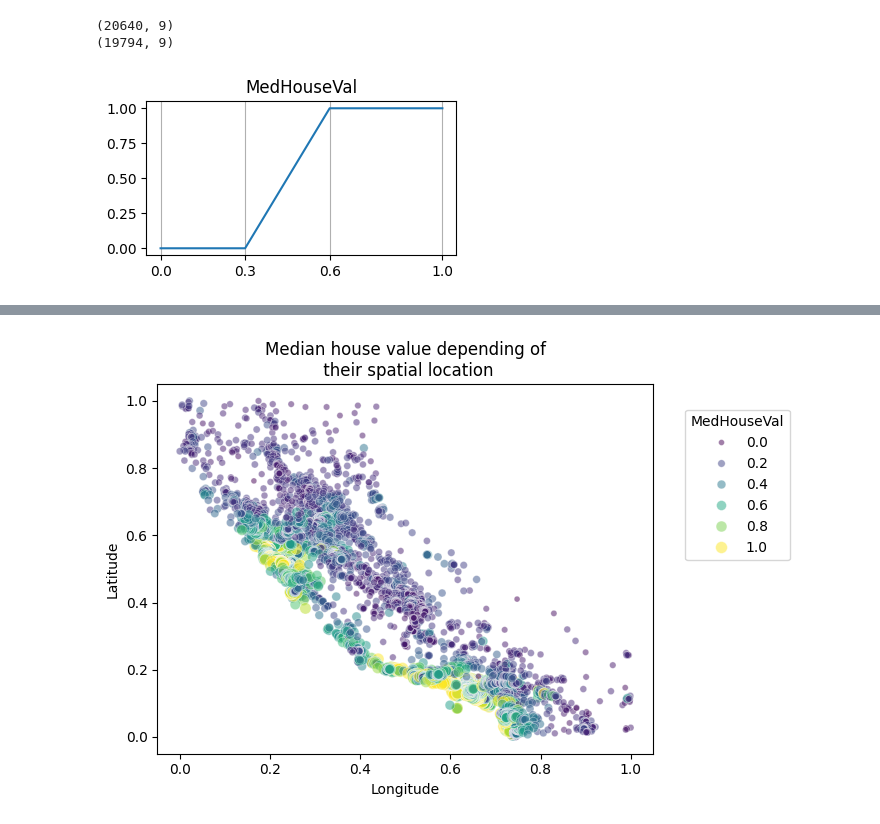
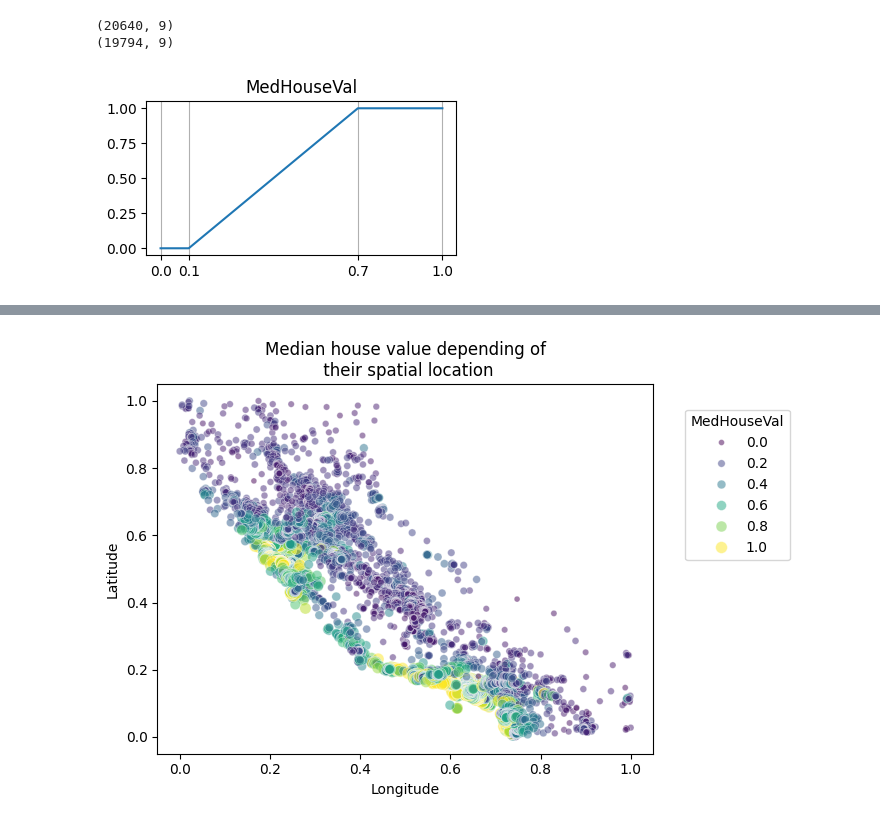
Before and after one commit to erikaminarikova/Ordinal_Sums, a Jupyter notebook: Example_7_ordinal_sums_california_housing_3classes.ipynb, the cells around one changed output, grey strips where cells are left out. Saved outputs shown, nothing was run; the diff lists cells and outputs as text; code cells hidden in the pictures.

```diff
--- a/Example_7_ordinal_sums_california_housing_3classes.ipynb
+++ b/Example_7_ordinal_sums_california_housing_3classes.ipynb
@@ -231,18 +231,18 @@ df_scaled['target'] = df_scaled.apply(lambda row: 1 if row['MedHouseVal']>0.6 el
 # Data priparation for graphical representation of fuzzy set high
 # y = df_scaled['target'].values
 # x = df_scaled['MedHouseVal'].values
-x =[0,0.2,0.3,0.5,0.6,1]
+x =[0,0.1,0.1,0.5,0.7,1]
 y=[0,0,0,0.667,1,1]
 # %%
 # Grafically represent fuzzy set high median house value
 plt.figure(figsize=(4,2))
-plt.xticks([0,0.3,0.6,1])
+plt.xticks([0,0.1,0.7,1])
 plt.grid(axis='x')
 plt.plot(x,y)
 plt.title('MedHouseVal')
 plt.show()
 # %% [output]
-[figure, old version]
+[figure, new version]
 # %%
 df_scaled.describe()
 # %% [output]
```
Also changed, not shown: parts of 20 cells of this notebook.
